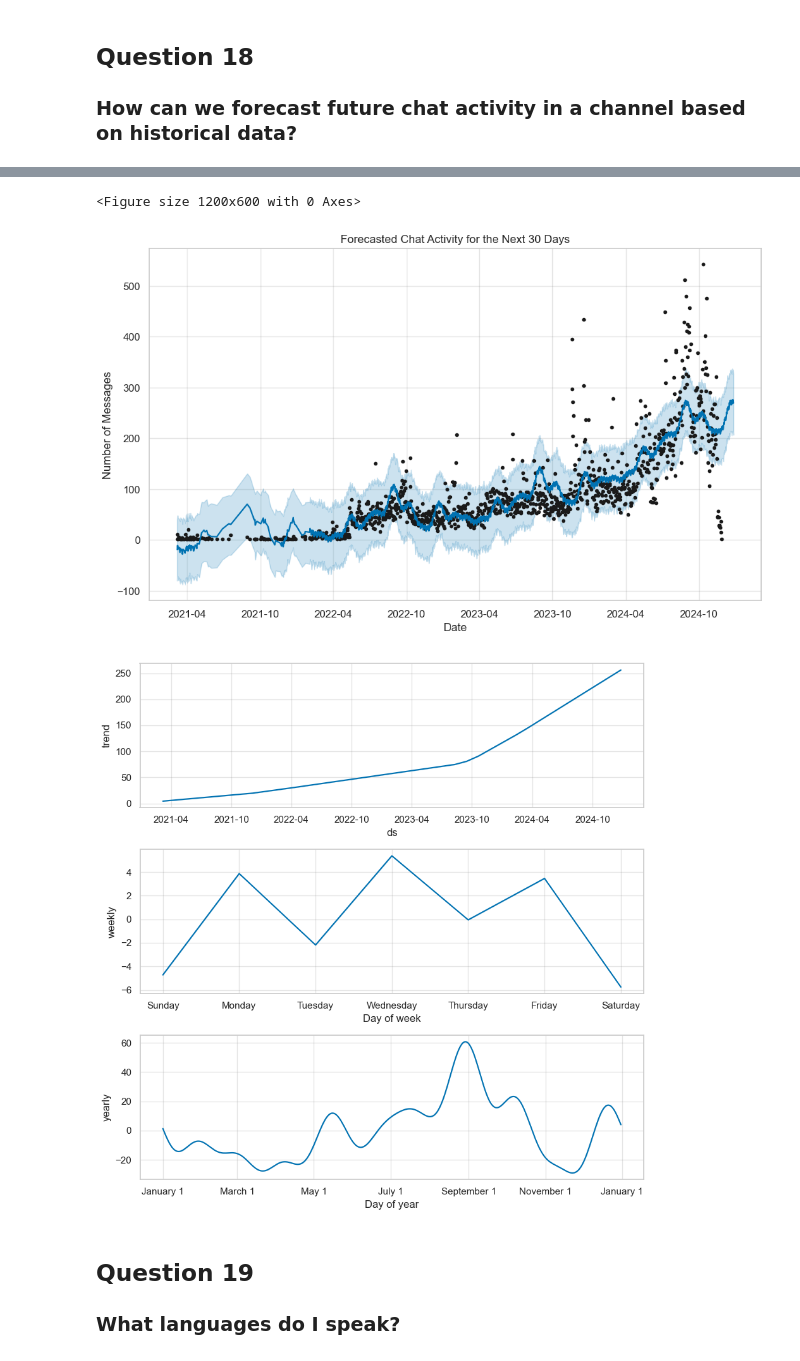
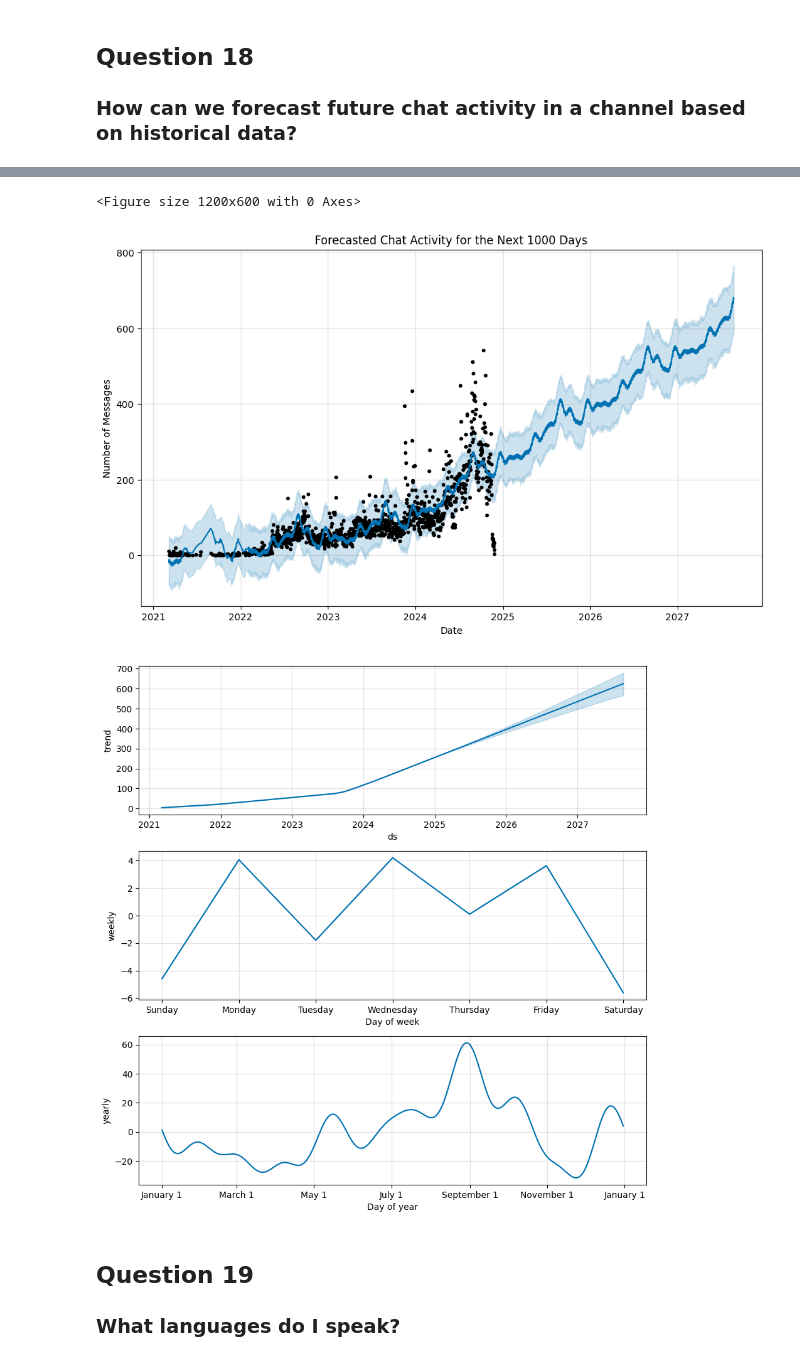
Before and after one commit to Roman4466/telegram-dialogs-analysis-v2, a Jupyter notebook: data_analysis_20_questions.ipynb, the cells around one changed output, grey strips where cells are left out. Drawn from its saved outputs; the diff is of its cells as text; code cells hidden in the pictures.

```diff
--- a/data_analysis_20_questions.ipynb
+++ b/data_analysis_20_questions.ipynb
@@ -1097,23 +1149,23 @@ model.fit(daily_message_count)
 <prophet.forecaster.Prophet at 0x...>
 # %%
-future = model.make_future_dataframe(periods=30)
+future = model.make_future_dataframe(periods=1000)
 
 forecast = model.predict(future)
 
 plt.figure(figsize=(12, 6))
 model.plot(forecast)
-plt.title('Forecasted Chat Activity for the Next 30 Days')
+plt.title('Forecasted Chat Activity for the Next 1000 Days')
 plt.xlabel('Date')
 plt.ylabel('Number of Messages')
 plt.grid(True)
 plt.show()
 
 model.plot_components(forecast)
 plt.show()
 # %% [output]
 <Figure size 1200x600 with 0 Axes>
-[figure, old version]
+[figure, new version]
-[figure, old version]
+[figure, new version]
 # %% [markdown]
 ## Question 19
 ### What languages do I speak?
```
Also changed, not shown: parts of 37 cells of this notebook.
